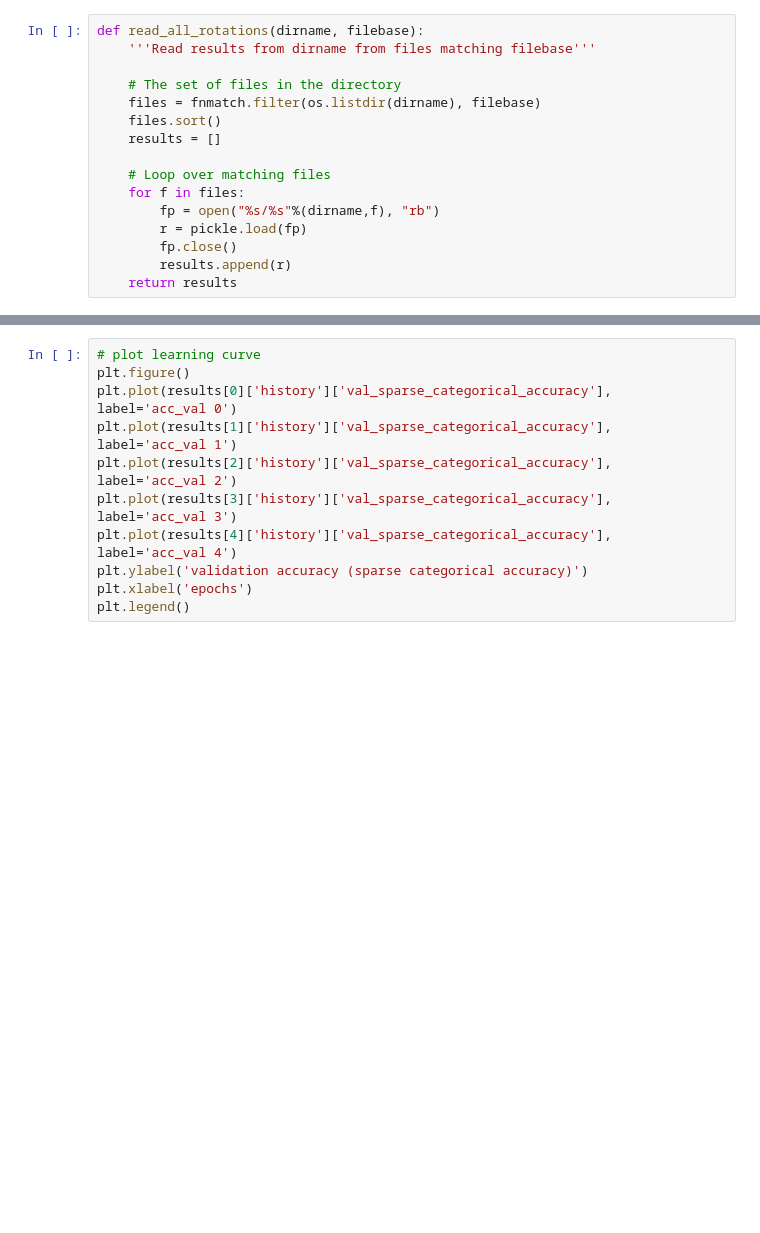
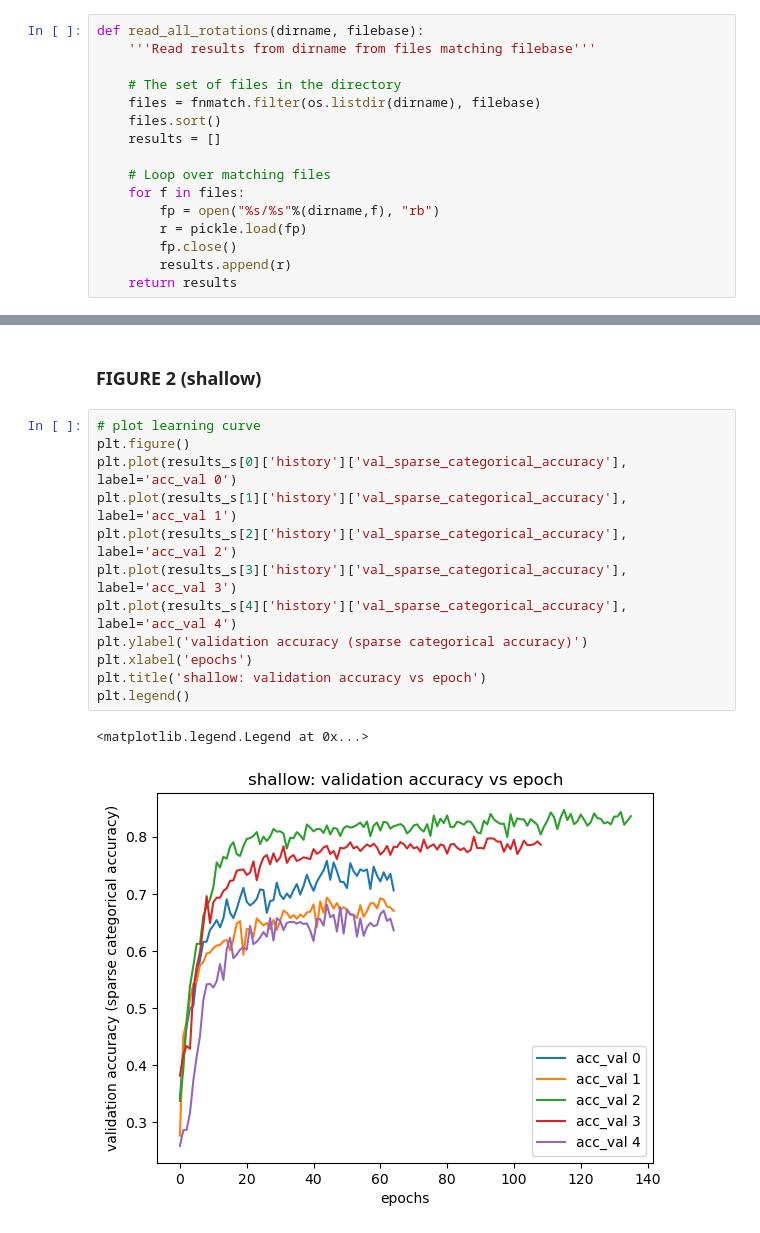
Before and after one commit to Zajumino/aml, a Jupyter notebook: hw3/hw3.ipynb, the cells around one changed output, grey strips where cells are left out. Cells and saved outputs as stored; diff of their text form; blank space fills up the shorter version.

```diff
--- a/hw3/hw3.ipynb
+++ b/hw3/hw3.ipynb
@@ -77,11 +134,17 @@ plt.legend()
+# %% [markdown]
+### FIGURE 2 (shallow)
 # %%
 # plot learning curve
 plt.figure()
-plt.plot(results[0]['history']['val_sparse_categorical_accuracy'], label='acc_val 0')
-plt.plot(results[1]['history']['val_sparse_categorical_accuracy'], label='acc_val 1')
-plt.plot(results[2]['history']['val_sparse_categorical_accuracy'], label='acc_val 2')
-plt.plot(results[3]['history']['val_sparse_categorical_accuracy'], label='acc_val 3')
-plt.plot(results[4]['history']['val_sparse_categorical_accuracy'], label='acc_val 4')
+plt.plot(results_s[0]['history']['val_sparse_categorical_accuracy'], label='acc_val 0')
+plt.plot(results_s[1]['history']['val_sparse_categorical_accuracy'], label='acc_val 1')
+plt.plot(results_s[2]['history']['val_sparse_categorical_accuracy'], label='acc_val 2')
+plt.plot(results_s[3]['history']['val_sparse_categorical_accuracy'], label='acc_val 3')
+plt.plot(results_s[4]['history']['val_sparse_categorical_accuracy'], label='acc_val 4')
 plt.ylabel('validation accuracy (sparse categorical accuracy)')
 plt.xlabel('epochs')
+plt.title('shallow: validation accuracy vs epoch')
 plt.legend()
+# %% [output]
+<matplotlib.legend.Legend at 0x...>
+[figure, added]
```
Also changed, not shown: parts of 27 cells of this notebook, 10 other files.
